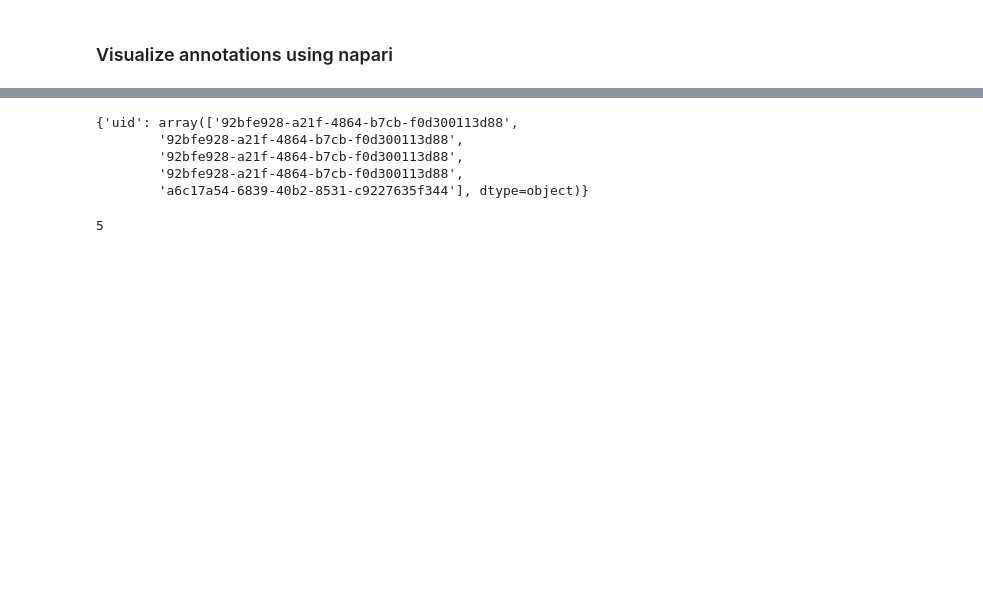
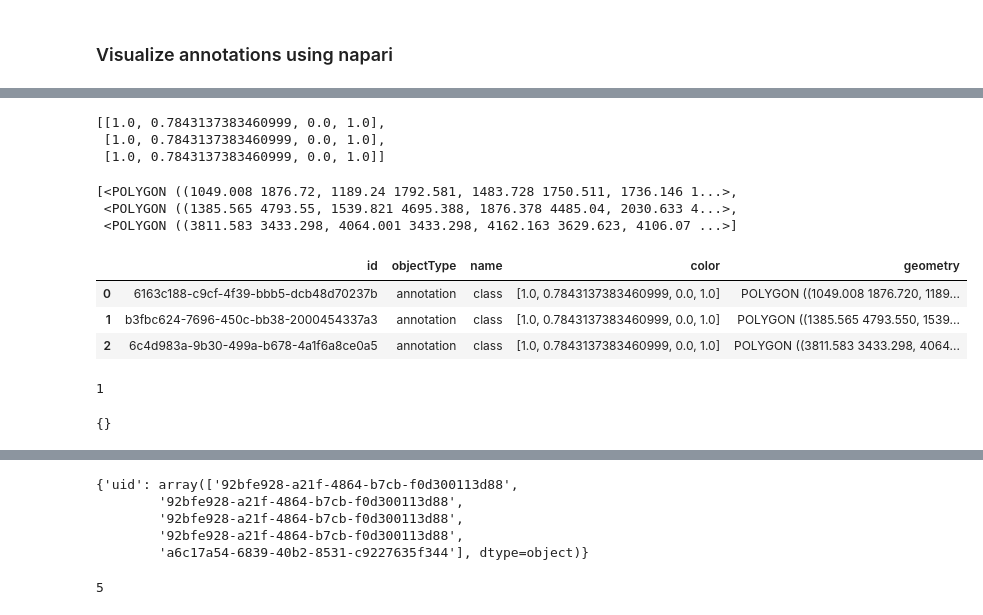
Before and after one commit to b-lemke98/InSituPy-1, a Jupyter notebook: notebooks/dev/04_InSituPy_demo_annotations_widget_tests.ipynb, the cells around one changed output, grey strips where cells are left out. Saved outputs shown, nothing was run; the diff lists cells and outputs as text; code cells hidden in the pictures; blank space fills up the shorter version.

Commit message:
first working solution for `store_annotations`

```diff
--- a/notebooks/dev/04_InSituPy_demo_annotations_widget_tests.ipynb
+++ b/notebooks/dev/04_InSituPy_demo_annotations_widget_tests.ipynb
@@ -154,0 +211,12 @@ test
+# %%
+dd['color']
+# %% [output]
+[[1.0, 0.7843137383460999, 0.0, 1.0],
+ [1.0, 0.7843137383460999, 0.0, 1.0],
+ [1.0, 0.7843137383460999, 0.0, 1.0]]
+# %%
+geo
+# %% [output]
+[<POLYGON ((1049.008 1876.72, 1189.24 1792.581, 1483.728 1750.511, 1736.146 1...>,
+ <POLYGON ((1385.565 4793.55, 1539.821 4695.388, 1876.378 4485.04, 2030.633 4...>,
+ <POLYGON ((3811.583 3433.298, 4064.001 3433.298, 4162.163 3629.623, 4106.07 ...>]
@@ -155,3 +225,10 @@ test
+# %%
+GeoDataFrame(dd, geometry=geo)
+# %% [output]
+|  | id | objectType | name | color | geometry |
+| 0 | 6163c188-c9cf-4f39-bbb5-dcb48d70237b | annotation | class | [1.0, 0.7843137383460999, 0.0, 1.0] | POLYGON ((1049.008 1876.720, 1189... |
+| 1 | b3fbc624-7696-450c-bb38-2000454337a3 | annotation | class | [1.0, 0.7843137383460999, 0.0, 1.0] | POLYGON ((1385.565 4793.550, 1539... |
+| 2 | 6c4d983a-9b30-499a-b678-4a1f6a8ce0a5 | annotation | class | [1.0, 0.7843137383460999, 0.0, 1.0] | POLYGON ((3811.583 3433.298, 4064... |
 # %%
 v = xd.viewer
 # %%
@@ -160,0 +240,8 @@ ll = xd.viewer.layers
+# %%
+len(d)
+# %% [output]
+1
+# %%
+l.properties
+# %% [output]
+{}
```
Also changed, not shown: parts of 19 cells of this notebook, 2 other files.
